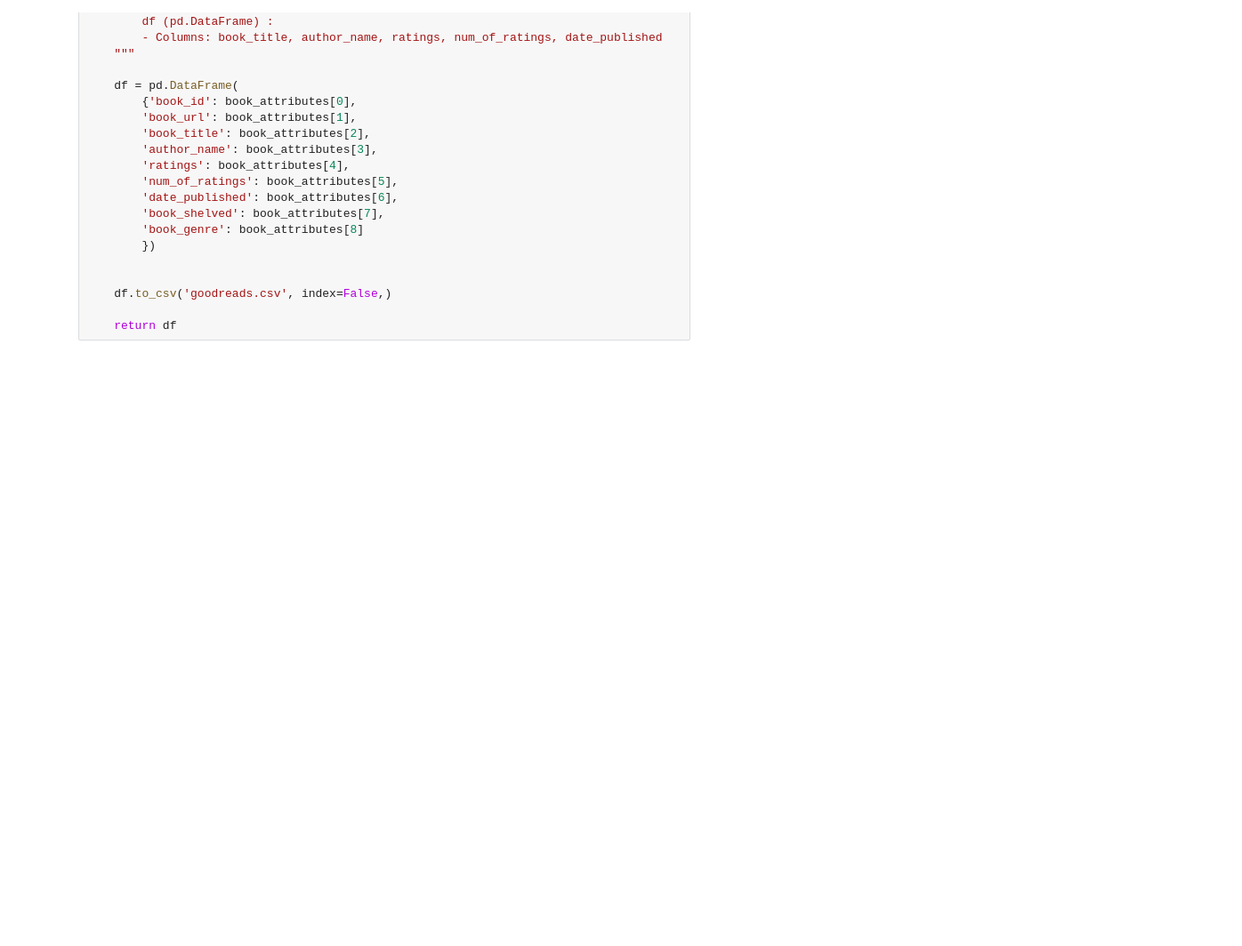
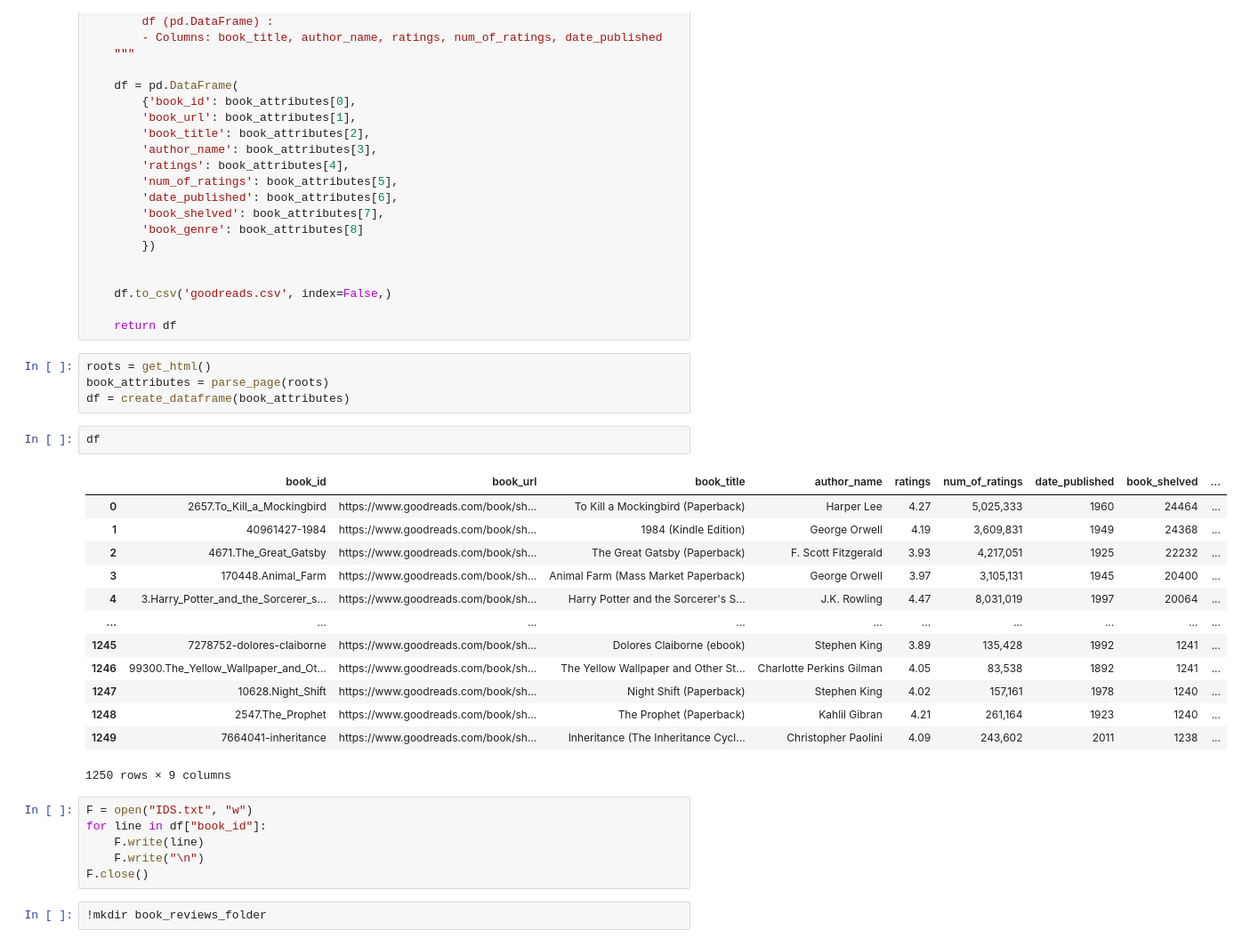
Before and after one commit to codeteme/goodreads_sales_prediction, a Jupyter notebook: scripts/scraper.ipynb, the cells around one changed output. Shown: that part at 89% size. Saved outputs shown, nothing was run; the diff lists cells and outputs as text; blank space fills up the shorter version.

```diff
--- a/scripts/scraper.ipynb
+++ b/scripts/scraper.ipynb
@@ -157,3 +157,31 @@ def create_dataframe(book_attributes):
     df.to_csv('goodreads.csv', index=False,)
 
     return df
+# %%
+roots = get_html()
+book_attributes = parse_page(roots)
+df = create_dataframe(book_attributes)
+# %%
+df
+# %% [output]
+|  | book_id | book_url | book_title | author_name | ratings | num_of_ratings | date_published | book_shelved | ... |
+| 0 | 2657.To_Kill_a_Mockingbird | https://www.goodreads.com/book/sh... | To Kill a Mockingbird (Paperback) | Harper Lee | 4.27 | 5,025,333 | 1960 | 24464 | ... |
+| 1 | 40961427-1984 | https://www.goodreads.com/book/sh... | 1984 (Kindle Edition) | George Orwell | 4.19 | 3,609,831 | 1949 | 24368 | ... |
+| 2 | 4671.The_Great_Gatsby | https://www.goodreads.com/book/sh... | The Great Gatsby (Paperback) | F. Scott Fitzgerald | 3.93 | 4,217,051 | 1925 | 22232 | ... |
+| 3 | 170448.Animal_Farm | https://www.goodreads.com/book/sh... | Animal Farm (Mass Market Paperback) | George Orwell | 3.97 | 3,105,131 | 1945 | 20400 | ... |
+| 4 | 3.Harry_Potter_and_the_Sorcerer_s... | https://www.goodreads.com/book/sh... | Harry Potter and the Sorcerer's S... | J.K. Rowling | 4.47 | 8,031,019 | 1997 | 20064 | ... |
+| ... | ... | ... | ... | ... | ... | ... | ... | ... | ... |
+| 1245 | 7278752-dolores-claiborne | https://www.goodreads.com/book/sh... | Dolores Claiborne (ebook) | Stephen King | 3.89 | 135,428 | 1992 | 1241 | ... |
+| 1246 | 99300.The_Yellow_Wallpaper_and_Ot... | https://www.goodreads.com/book/sh... | The Yellow Wallpaper and Other St... | Charlotte Perkins Gilman | 4.05 | 83,538 | 1892 | 1241 | ... |
+| 1247 | 10628.Night_Shift | https://www.goodreads.com/book/sh... | Night Shift (Paperback) | Stephen King | 4.02 | 157,161 | 1978 | 1240 | ... |
+| 1248 | 2547.The_Prophet | https://www.goodreads.com/book/sh... | The Prophet (Paperback) | Kahlil Gibran | 4.21 | 261,164 | 1923 | 1240 | ... |
+| 1249 | 7664041-inheritance | https://www.goodreads.com/book/sh... | Inheritance (The Inheritance Cycl... | Christopher Paolini | 4.09 | 243,602 | 2011 | 1238 | ... |
+1250 rows × 9 columns
+# %%
+F = open("IDS.txt", "w")
+for line in df["book_id"]:
+    F.write(line)
+    F.write("\n")
+F.close()
+# %%
+!mkdir book_reviews_folder
```
Also changed, not shown: parts of 4 cells of this notebook, 4 other files.
